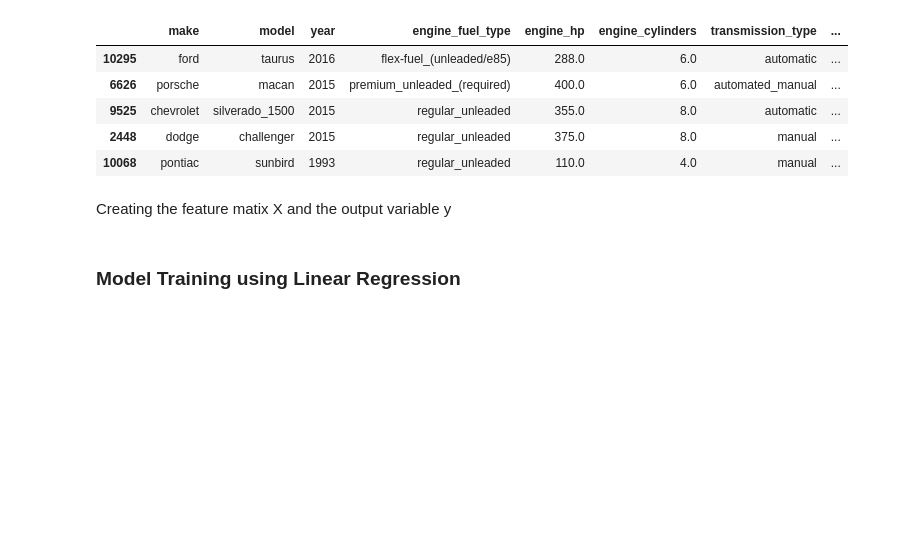
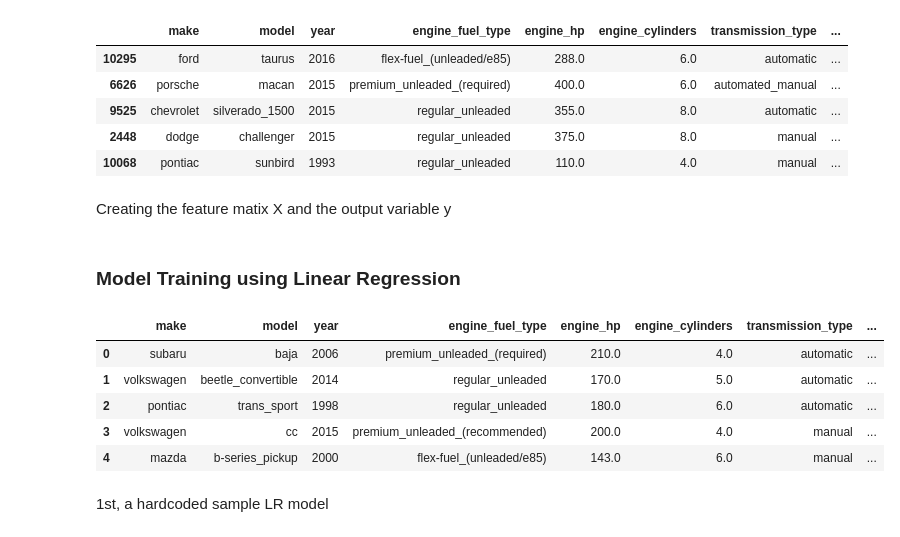
Before and after one commit to TheOneNyangweso/ML-Zoomcamp, a Jupyter notebook: 02-Regression/price_prediction.ipynb, the cells around one changed output. Cells and saved outputs as stored; diff of their text form; code cells hidden in the pictures; blank space fills up the shorter version.

Commit message:
linear regression model created

```diff
--- a/02-Regression/price_prediction.ipynb
+++ b/02-Regression/price_prediction.ipynb
@@ -219,3 +219,14 @@ del df_val['msrp']
 del df_test['msrp']
 # %% [markdown]
 ### Model Training using Linear Regression
+# %%
+df_train.head()
+# %% [output]
+|  | make | model | year | engine_fuel_type | engine_hp | engine_cylinders | transmission_type | ... |
+| 0 | subaru | baja | 2006 | premium_unleaded_(required) | 210.0 | 4.0 | automatic | ... |
+| 1 | volkswagen | beetle_convertible | 2014 | regular_unleaded | 170.0 | 5.0 | automatic | ... |
+| 2 | pontiac | trans_sport | 1998 | regular_unleaded | 180.0 | 6.0 | automatic | ... |
+| 3 | volkswagen | cc | 2015 | premium_unleaded_(recommended) | 200.0 | 4.0 | manual | ... |
+| 4 | mazda | b-series_pickup | 2000 | flex-fuel_(unleaded/e85) | 143.0 | 6.0 | manual | ... |
+# %% [markdown]
+1st, a hardcoded sample LR model
```
Also changed, not shown: parts of 4 cells of this notebook.
